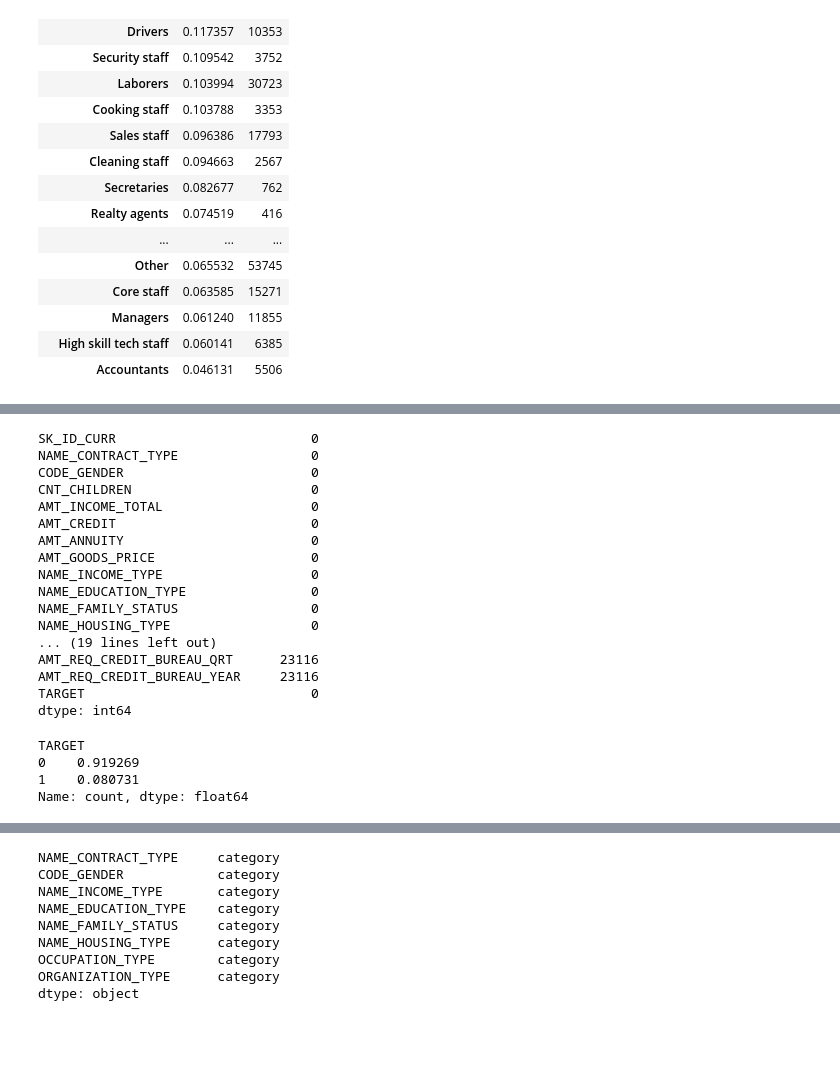
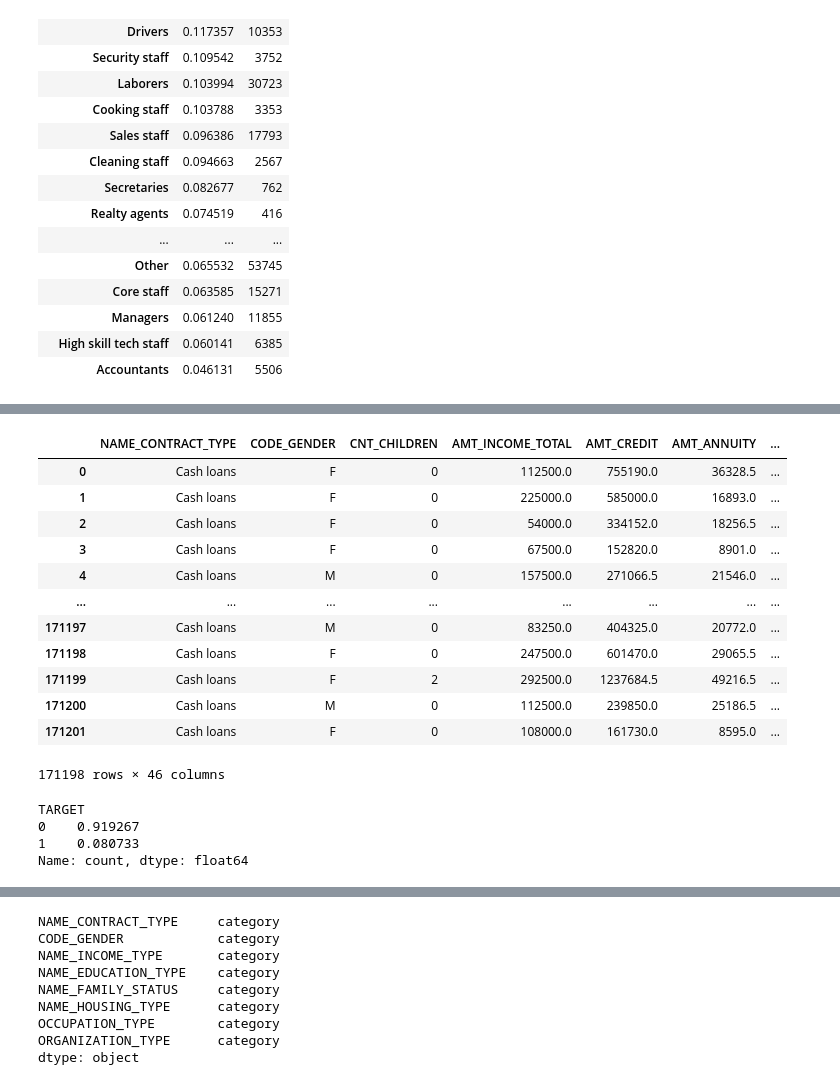
Before and after one commit to john90921/loan_model_prediction, a Jupyter notebook: tutorial.ipynb, the cells around one changed output, grey strips where cells are left out. Drawn from its saved outputs; the diff is of its cells as text; code cells hidden in the pictures; blank space fills up the shorter version.

```diff
--- a/tutorial.ipynb
+++ b/tutorial.ipynb
@@ -565,34 +587,30 @@ memory usage: 60.0 MB
 # %%
-cleanedTrain.isnull().sum()
+cleanedTrain
 # %% [output]
+|  | NAME_CONTRACT_TYPE | CODE_GENDER | CNT_CHILDREN | AMT_INCOME_TOTAL | AMT_CREDIT | AMT_ANNUITY | ... |
+| 0 | Cash loans | F | 0 | 112500.0 | 755190.0 | 36328.5 | ... |
+| 1 | Cash loans | F | 0 | 225000.0 | 585000.0 | 16893.0 | ... |
+| 2 | Cash loans | F | 0 | 54000.0 | 334152.0 | 18256.5 | ... |
+| 3 | Cash loans | F | 0 | 67500.0 | 152820.0 | 8901.0 | ... |
+| 4 | Cash loans | M | 0 | 157500.0 | 271066.5 | 21546.0 | ... |
+| ... | ... | ... | ... | ... | ... | ... | ... |
+| 171197 | Cash loans | M | 0 | 83250.0 | 404325.0 | 20772.0 | ... |
+| 171198 | Cash loans | F | 0 | 247500.0 | 601470.0 | 29065.5 | ... |
+| 171199 | Cash loans | F | 2 | 292500.0 | 1237684.5 | 49216.5 | ... |
+| 171200 | Cash loans | M | 0 | 112500.0 | 239850.0 | 25186.5 | ... |
+| 171201 | Cash loans | F | 0 | 108000.0 | 161730.0 | 8595.0 | ... |
-SK_ID_CURR                         0
-NAME_CONTRACT_TYPE                 0
-CODE_GENDER                        0
-CNT_CHILDREN                       0
-AMT_INCOME_TOTAL                   0
-AMT_CREDIT                         0
-AMT_ANNUITY                        0
-AMT_GOODS_PRICE                    0
-NAME_INCOME_TYPE                   0
-NAME_EDUCATION_TYPE                0
-NAME_FAMILY_STATUS                 0
-NAME_HOUSING_TYPE                  0
-... (19 lines left out)
-AMT_REQ_CREDIT_BUREAU_QRT      23116
-AMT_REQ_CREDIT_BUREAU_YEAR     23116
-TARGET                             0
-dtype: int64
+171198 rows × 46 columns
 # %%
 split = StratifiedShuffleSplit(n_splits=1, test_size=0.2, random_state=42)
 for train_index, test_index in split.split(cleanedTrain, cleanedTrain["TARGET"]):
-    strat_train_set = cleanedTrain.loc[train_index]
-    strat_test_set = cleanedTrain.loc[test_index]
+    strat_train_set = cleanedTrain.iloc[train_index]
+    strat_test_set = cleanedTrain.iloc[test_index]
 
 strat_train_set["TARGET"].value_counts() / len(strat_train_set)
 # %% [output]
 TARGET
-0    0.919269
-1    0.080731
+0    0.919267
+1    0.080733
 Name: count, dtype: float64
 # %%
 strat_test_set["TARGET"].value_counts() / len(strat_test_set)
```
Also changed, not shown: parts of 19 cells of this notebook, 1 other file.
